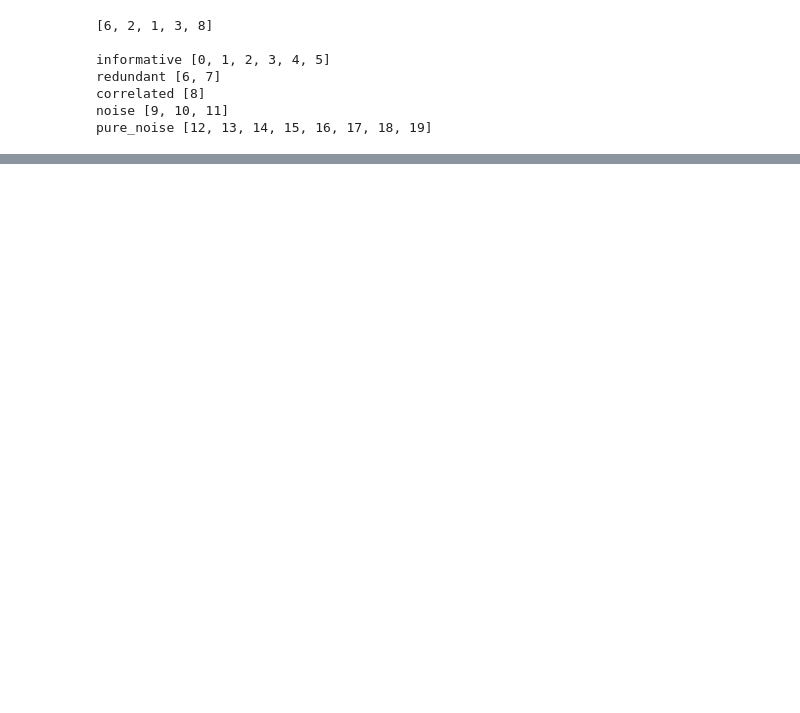
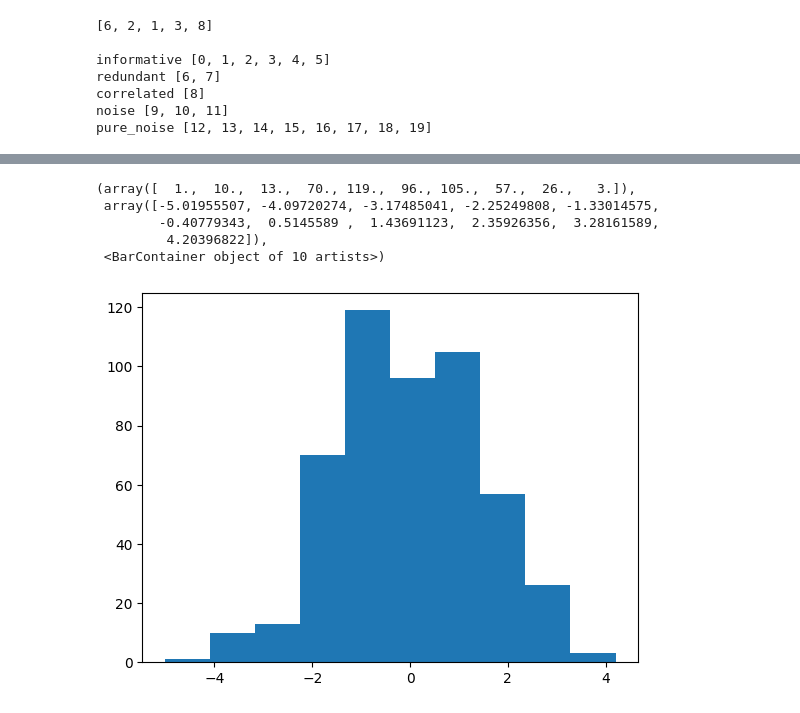
Before and after one commit to nizwant/dev_project, a Jupyter notebook: notebook/02_implement_feature_selection.ipynb, the cells around one changed output, grey strips where cells are left out. Saved outputs shown, nothing was run; the diff lists cells and outputs as text; code cells hidden in the pictures; blank space fills up the shorter version.

```diff
--- a/notebook/02_implement_feature_selection.ipynb
+++ b/notebook/02_implement_feature_selection.ipynb
@@ -261,0 +262,9 @@ plt.show()
+# %%
+plt.hist(X[:, 8])
+# %% [output]
+(array([  1.,  10.,  13.,  70., 119.,  96., 105.,  57.,  26.,   3.]),
+ array([-5.01955507, -4.09720274, -3.17485041, -2.25249808, -1.33014575,
+        -0.40779343,  0.5145589 ,  1.43691123,  2.35926356,  3.28161589,
+         4.20396822]),
+ <BarContainer object of 10 artists>)
+[figure, added]
```
Also changed, not shown: parts of 3 cells of this notebook, 4 other files.
